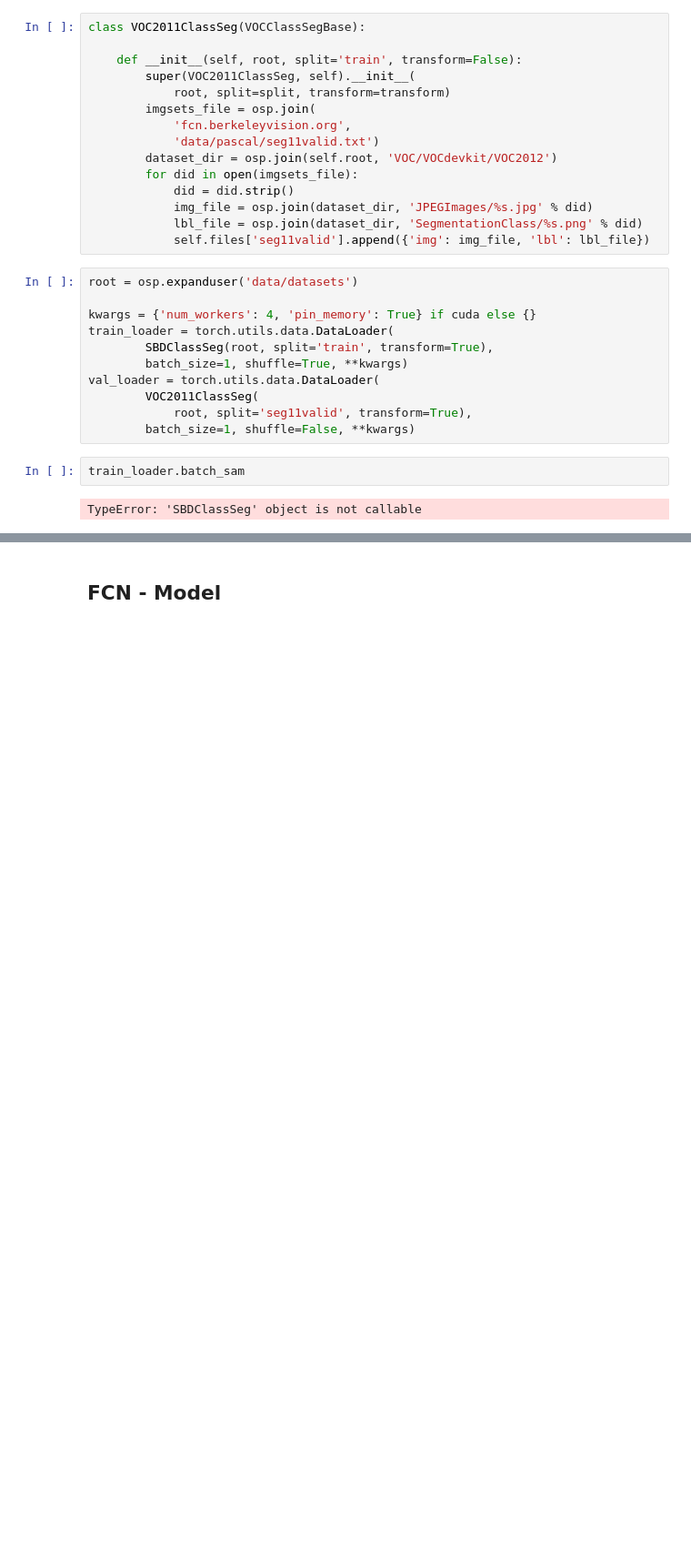
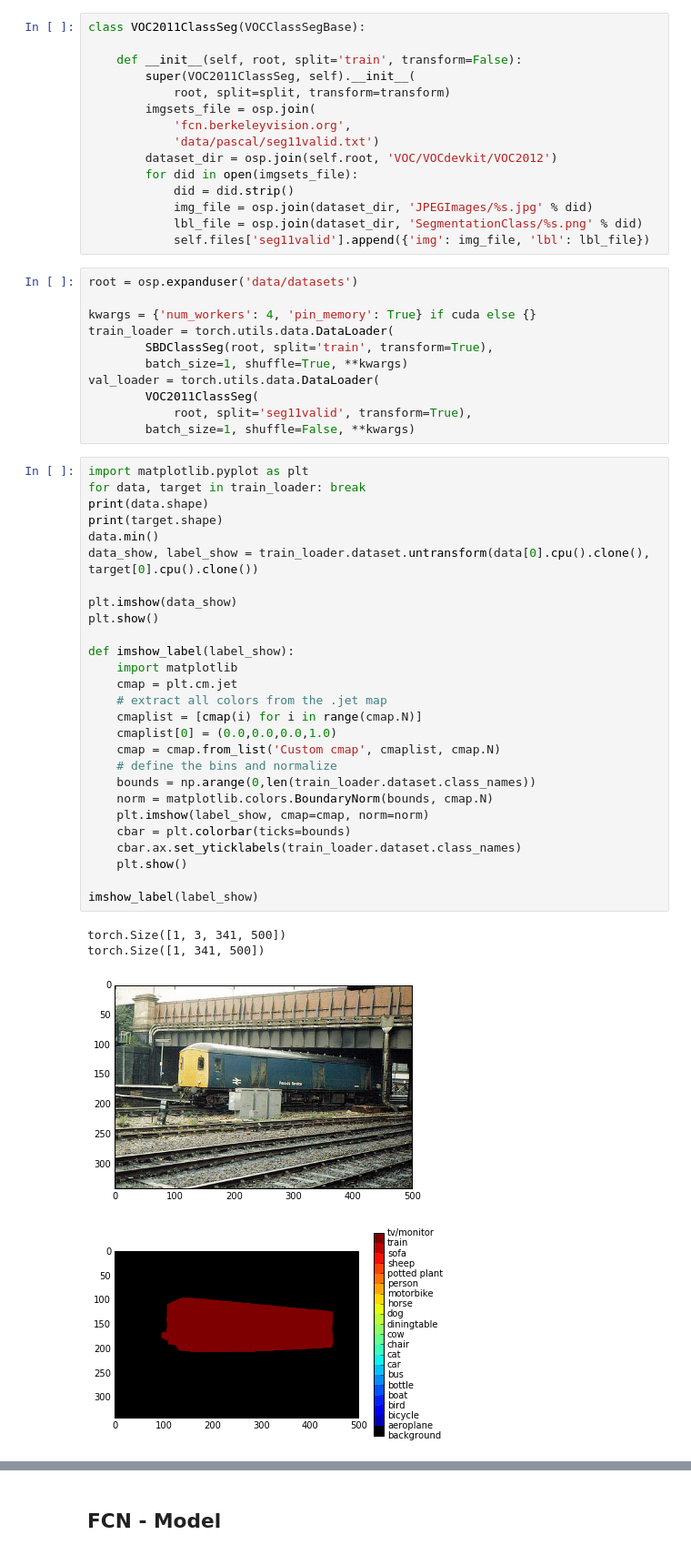
Before and after one commit to affromero/Deep_Learning_Tutorial, a Jupyter notebook: FCN/demo_32s.ipynb, the cells around one changed output, grey strips where cells are left out. Shown at 91% size. Cells and saved outputs as stored; diff of their text form; blank space fills up the shorter version.

```diff
--- a/FCN/demo_32s.ipynb
+++ b/FCN/demo_32s.ipynb
@@ -219,7 +219,35 @@ val_loader = torch.utils.data.DataLoader(
         VOC2011ClassSeg(
             root, split='seg11valid', transform=True),
         batch_size=1, shuffle=False, **kwargs)
-# %%
-train_loader.batch_sam
-# %% [output]
-TypeError: 'SBDClassSeg' object is not callable
+# %%
+import matplotlib.pyplot as plt
+for data, target in train_loader: break
+print(data.shape)
+print(target.shape)
+data.min()
+data_show, label_show = train_loader.dataset.untransform(data[0].cpu().clone(), target[0].cpu().clone())
+
+plt.imshow(data_show)
+plt.show()
+
+def imshow_label(label_show):
+    import matplotlib
+    cmap = plt.cm.jet
+    # extract all colors from the .jet map
+    cmaplist = [cmap(i) for i in range(cmap.N)]
+    cmaplist[0] = (0.0,0.0,0.0,1.0)
+    cmap = cmap.from_list('Custom cmap', cmaplist, cmap.N)
+    # define the bins and normalize
+    bounds = np.arange(0,len(train_loader.dataset.class_names))
+    norm = matplotlib.colors.BoundaryNorm(bounds, cmap.N)
+    plt.imshow(label_show, cmap=cmap, norm=norm)
+    cbar = plt.colorbar(ticks=bounds)
+    cbar.ax.set_yticklabels(train_loader.dataset.class_names)
+    plt.show()
+
+imshow_label(label_show)
+# %% [output]
+torch.Size([1, 3, 341, 500])
+torch.Size([1, 341, 500])
+[figure, added]
+[figure, added]
```
Also changed, not shown: parts of 24 cells of this notebook.
